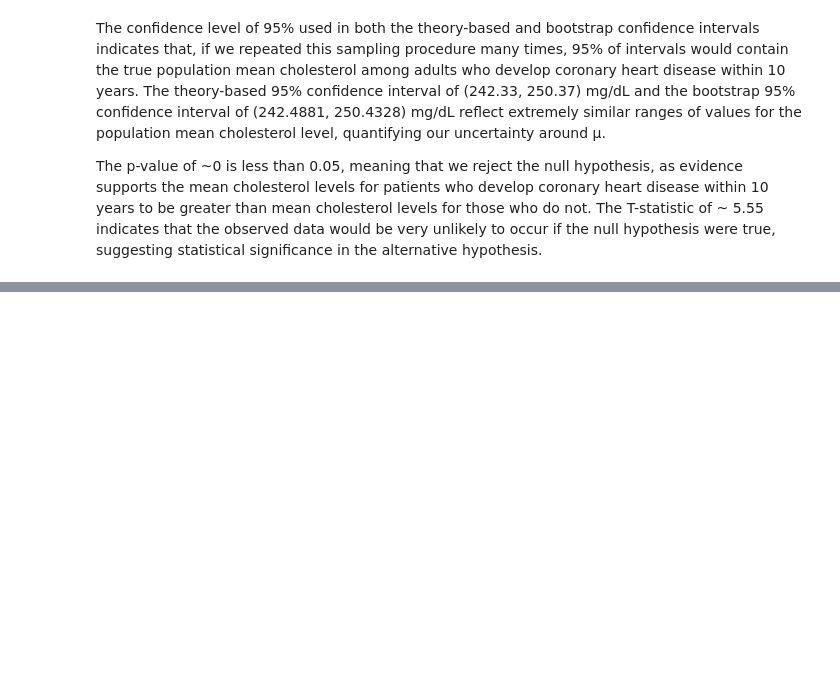
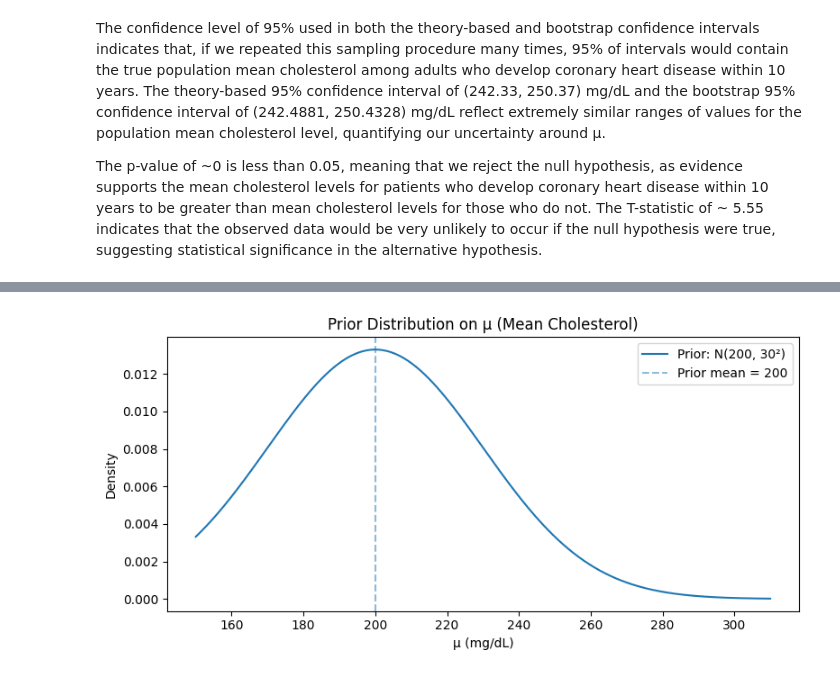
Before and after one commit to stefanregalia/Inf-Pred-Project, a Jupyter notebook: pipeline.ipynb, the cells around one changed output, grey strips where cells are left out. Cells and saved outputs as stored; diff of their text form; code cells hidden in the pictures; blank space fills up the shorter version.

```diff
--- a/pipeline.ipynb
+++ b/pipeline.ipynb
@@ -265,0 +274,23 @@ The p-value of ~0 is less than 0.05, meaning that we reject the null hypothesis,
+# %%
+# Prior parameters
+mu_0 = 200
+sigma_0 = 30
+
+# Grid of mu values
+mu_grid = np.linspace(150, 310, 1000)
+
+# Prior distribution
+prior = norm.pdf(mu_grid, loc=mu_0, scale=sigma_0)
+
+# Plot the prior
+plt.figure(figsize=(8, 4))
+plt.plot(mu_grid, prior, label=f'Prior: N({mu_0}, {sigma_0}²)')
+plt.axvline(mu_0, linestyle='--', alpha=0.5, label=f'Prior mean = {mu_0}')
+plt.title('Prior Distribution on μ (Mean Cholesterol)')
+plt.xlabel('μ (mg/dL)')
+plt.ylabel('Density')
+plt.legend()
+plt.tight_layout()
+plt.show()
+# %% [output]
+[figure, added]
```
Also changed, not shown: parts of 16 cells of this notebook, 1 other file.
